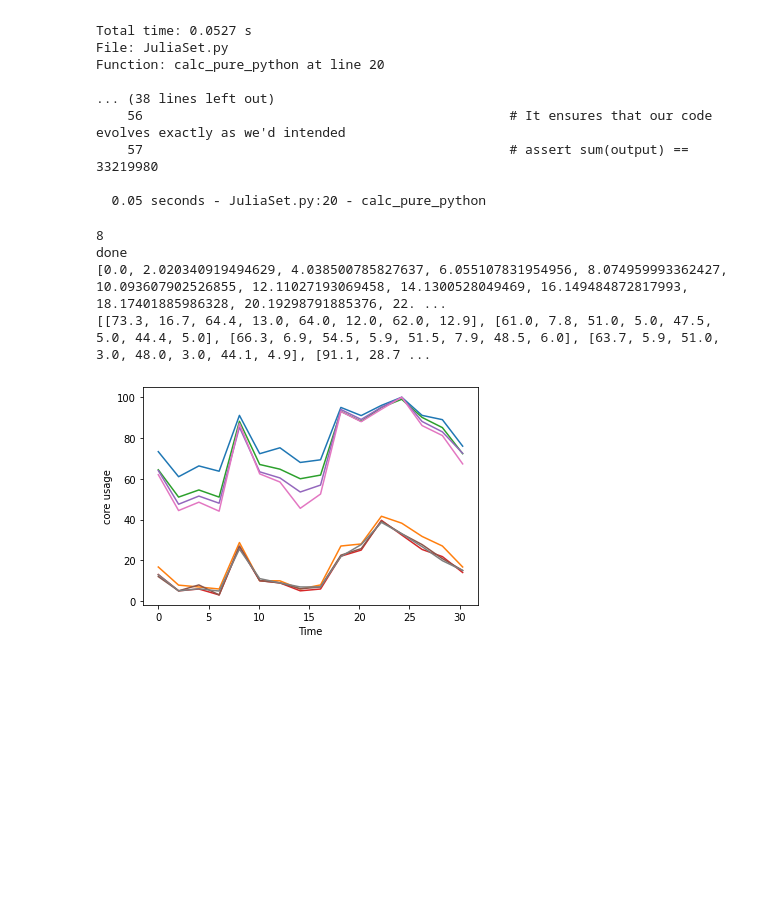
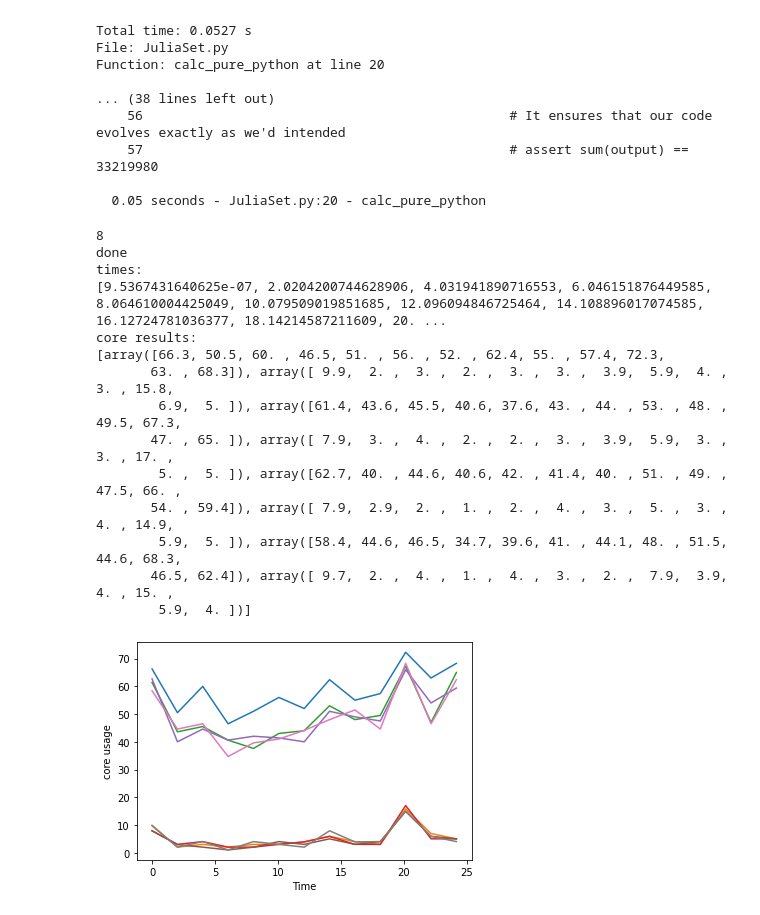
Before and after one commit to 15ajones/Profiling-Code, a Jupyter notebook: assignment1.ipynb, the cells around one changed output. Saved outputs shown, nothing was run; the diff lists cells and outputs as text; code cells hidden in the pictures; blank space fills up the shorter version.

```diff
--- a/assignment1.ipynb
+++ b/assignment1.ipynb
@@ -374,40 +374,55 @@ def calculate_z_serial_purepython(maxiter, zs, cs):
 
 
 num_cores = psutil.cpu_count()
-print(num_cores)
 
 def count_cpu_usage():
     results = []
     times = []
     start_time = time.time()
     while function_active:
         current_time = time.time()-start_time
         x = psutil.cpu_percent(interval=1, percpu=True)
         times.append(current_time)
         results.append(x)
         time.sleep(1)
+    results = np.array(results)
+    print("times:")
     print(times)
-    print(results)
-    plt.plot(times, results)
+    core_results = [results[:, i] for i in range(results.shape[1])]
+    print("core results:")
+    print(core_results)
+    for i, core_result in enumerate(core_results):
+        label = "core  " + str(i)
+        plt.plot(times, core_result, label=label)
     plt.xlabel('Time')
     plt.ylabel('core usage')
     plt.show()
 
 
 function_active = True
 t = threading.Thread(target=count_cpu_usage)
 t.start()
 calc_pure_python(desired_width=2000, max_iterations=300)
 function_active = False
 print("done")
 
 
 
 
 # -------------------------------------------------------------------------------
 # %% [output]
 8
 done
-[0.0, 2.020340919494629, 4.038500785827637, 6.055107831954956, 8.074959993362427, 10.093607902526855, 12.11027193069458, 14.1300528049469, 16.149484872817993, 18.17401885986328, 20.19298791885376, 22. ...
-[[73.3, 16.7, 64.4, 13.0, 64.0, 12.0, 62.0, 12.9], [61.0, 7.8, 51.0, 5.0, 47.5, 5.0, 44.4, 5.0], [66.3, 6.9, 54.5, 5.9, 51.5, 7.9, 48.5, 6.0], [63.7, 5.9, 51.0, 3.0, 48.0, 3.0, 44.1, 4.9], [91.1, 28.7 ...
+times:
+[9.5367431640625e-07, 2.0204200744628906, 4.031941890716553, 6.046151876449585, 8.064610004425049, 10.079509019851685, 12.096094846725464, 14.108896017074585, 16.12724781036377, 18.14214587211609, 20. ...
+core results:
+[array([66.3, 50.5, 60. , 46.5, 51. , 56. , 52. , 62.4, 55. , 57.4, 72.3,
+       63. , 68.3]), array([ 9.9,  2. ,  3. ,  2. ,  3. ,  3. ,  3.9,  5.9,  4. ,  3. , 15.8,
+        6.9,  5. ]), array([61.4, 43.6, 45.5, 40.6, 37.6, 43. , 44. , 53. , 48. , 49.5, 67.3,
+       47. , 65. ]), array([ 7.9,  3. ,  4. ,  2. ,  2. ,  3. ,  3.9,  5.9,  3. ,  3. , 17. ,
+        5. ,  5. ]), array([62.7, 40. , 44.6, 40.6, 42. , 41.4, 40. , 51. , 49. , 47.5, 66. ,
+       54. , 59.4]), array([ 7.9,  2.9,  2. ,  1. ,  2. ,  4. ,  3. ,  5. ,  3. ,  4. , 14.9,
+        5.9,  5. ]), array([58.4, 44.6, 46.5, 34.7, 39.6, 41. , 44.1, 48. , 51.5, 44.6, 68.3,
+       46.5, 62.4]), array([ 9.7,  2. ,  4. ,  1. ,  4. ,  3. ,  2. ,  7.9,  3.9,  4. , 15. ,
+        5.9,  4. ])]
-[figure, old version]
+[figure, new version]
```
Also changed, not shown: 8 other files.
